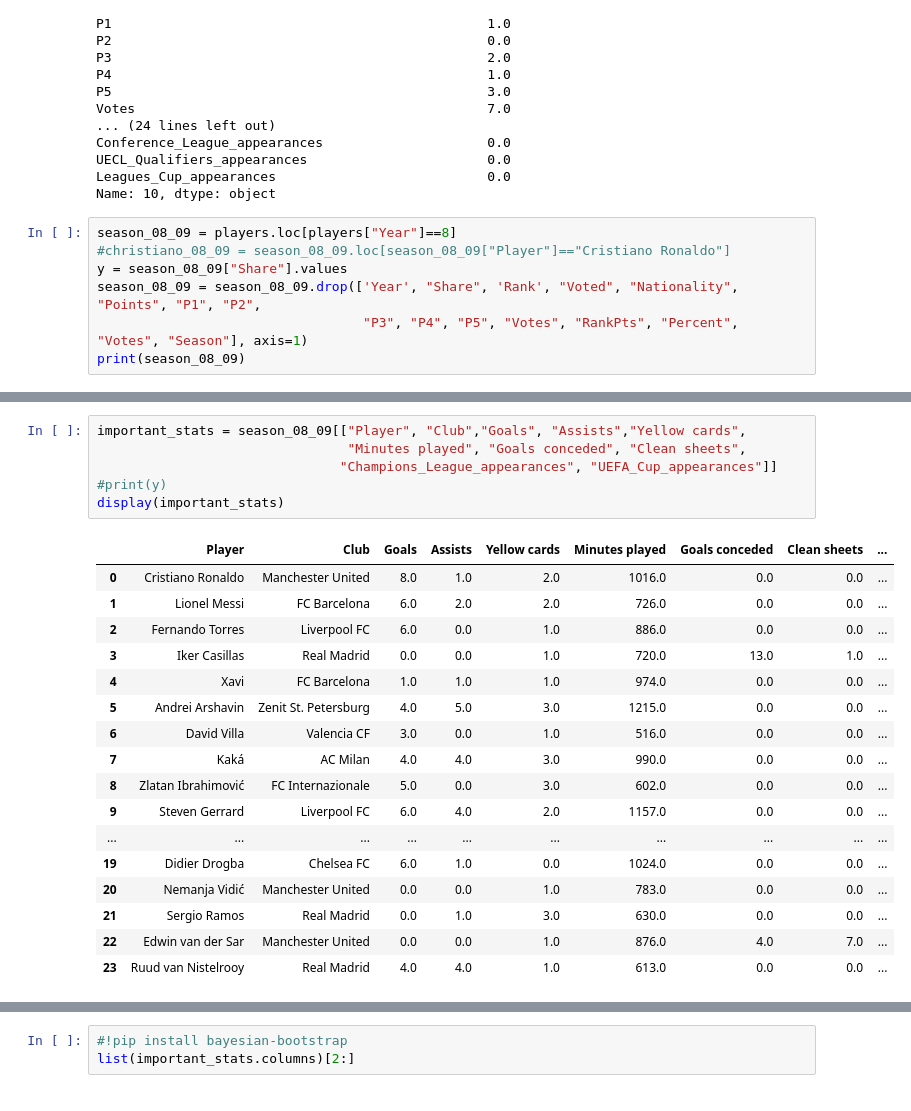
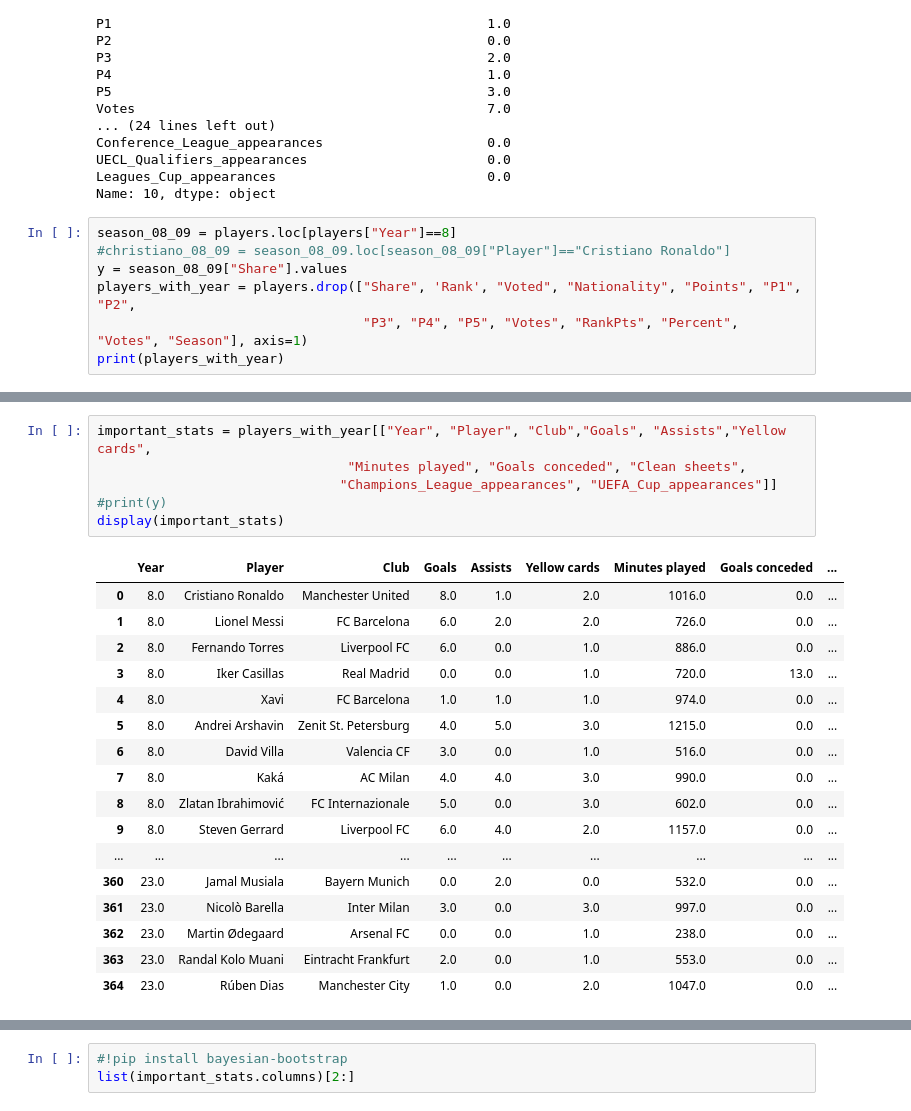
Before and after one commit to TheJarmanitor/outplayed, a Jupyter notebook: Bootstrapping_for_project.ipynb, the cells around one changed output, grey strips where cells are left out. Saved outputs shown, nothing was run; the diff lists cells and outputs as text.

```diff
--- a/Bootstrapping_for_project.ipynb
+++ b/Bootstrapping_for_project.ipynb
@@ -152,7 +152,7 @@ Name: 10, dtype: object
 season_08_09 = players.loc[players["Year"]==8]
 #christiano_08_09 = season_08_09.loc[season_08_09["Player"]=="Cristiano Ronaldo"]
 y = season_08_09["Share"].values
-season_08_09 = season_08_09.drop(['Year', "Share", 'Rank', "Voted", "Nationality", "Points", "P1", "P2",
+players_with_year = players.drop(["Share", 'Rank', "Voted", "Nationality", "Points", "P1", "P2",
                                   "P3", "P4", "P5", "Votes", "RankPts", "Percent", "Votes", "Season"], axis=1)
-print(season_08_09)
+print(players_with_year)
 # %% [output]
@@ -176,24 +197,24 @@ print(season_08_09)
 # %%
-important_stats = season_08_09[["Player", "Club","Goals", "Assists","Yellow cards",
+important_stats = players_with_year[["Year", "Player", "Club","Goals", "Assists","Yellow cards",
                                 "Minutes played", "Goals conceded", "Clean sheets",
                                "Champions_League_appearances", "UEFA_Cup_appearances"]]
 #print(y)
 display(important_stats)
 # %% [output]
-|  | Player | Club | Goals | Assists | Yellow cards | Minutes played | Goals conceded | Clean sheets | ... |
-| 0 | Cristiano Ronaldo | Manchester United | 8.0 | 1.0 | 2.0 | 1016.0 | 0.0 | 0.0 | ... |
-| 1 | Lionel Messi | FC Barcelona | 6.0 | 2.0 | 2.0 | 726.0 | 0.0 | 0.0 | ... |
-| 2 | Fernando Torres | Liverpool FC | 6.0 | 0.0 | 1.0 | 886.0 | 0.0 | 0.0 | ... |
-| 3 | Iker Casillas | Real Madrid | 0.0 | 0.0 | 1.0 | 720.0 | 13.0 | 1.0 | ... |
-| 4 | Xavi | FC Barcelona | 1.0 | 1.0 | 1.0 | 974.0 | 0.0 | 0.0 | ... |
-| 5 | Andrei Arshavin | Zenit St. Petersburg | 4.0 | 5.0 | 3.0 | 1215.0 | 0.0 | 0.0 | ... |
-| 6 | David Villa | Valencia CF | 3.0 | 0.0 | 1.0 | 516.0 | 0.0 | 0.0 | ... |
-| 7 | Kaká | AC Milan | 4.0 | 4.0 | 3.0 | 990.0 | 0.0 | 0.0 | ... |
-| 8 | Zlatan Ibrahimović | FC Internazionale | 5.0 | 0.0 | 3.0 | 602.0 | 0.0 | 0.0 | ... |
-| 9 | Steven Gerrard | Liverpool FC | 6.0 | 4.0 | 2.0 | 1157.0 | 0.0 | 0.0 | ... |
+|  | Year | Player | Club | Goals | Assists | Yellow cards | Minutes played | Goals conceded | ... |
+| 0 | 8.0 | Cristiano Ronaldo | Manchester United | 8.0 | 1.0 | 2.0 | 1016.0 | 0.0 | ... |
+| 1 | 8.0 | Lionel Messi | FC Barcelona | 6.0 | 2.0 | 2.0 | 726.0 | 0.0 | ... |
+| 2 | 8.0 | Fernando Torres | Liverpool FC | 6.0 | 0.0 | 1.0 | 886.0 | 0.0 | ... |
+| 3 | 8.0 | Iker Casillas | Real Madrid | 0.0 | 0.0 | 1.0 | 720.0 | 13.0 | ... |
+| 4 | 8.0 | Xavi | FC Barcelona | 1.0 | 1.0 | 1.0 | 974.0 | 0.0 | ... |
+| 5 | 8.0 | Andrei Arshavin | Zenit St. Petersburg | 4.0 | 5.0 | 3.0 | 1215.0 | 0.0 | ... |
+| 6 | 8.0 | David Villa | Valencia CF | 3.0 | 0.0 | 1.0 | 516.0 | 0.0 | ... |
+| 7 | 8.0 | Kaká | AC Milan | 4.0 | 4.0 | 3.0 | 990.0 | 0.0 | ... |
+| 8 | 8.0 | Zlatan Ibrahimović | FC Internazionale | 5.0 | 0.0 | 3.0 | 602.0 | 0.0 | ... |
+| 9 | 8.0 | Steven Gerrard | Liverpool FC | 6.0 | 4.0 | 2.0 | 1157.0 | 0.0 | ... |
 | ... | ... | ... | ... | ... | ... | ... | ... | ... | ... |
-| 19 | Didier Drogba | Chelsea FC | 6.0 | 1.0 | 0.0 | 1024.0 | 0.0 | 0.0 | ... |
-| 20 | Nemanja Vidić | Manchester United | 0.0 | 0.0 | 1.0 | 783.0 | 0.0 | 0.0 | ... |
-| 21 | Sergio Ramos | Real Madrid | 0.0 | 1.0 | 3.0 | 630.0 | 0.0 | 0.0 | ... |
-| 22 | Edwin van der Sar | Manchester United | 0.0 | 0.0 | 1.0 | 876.0 | 4.0 | 7.0 | ... |
-| 23 | Ruud van Nistelrooy | Real Madrid | 4.0 | 4.0 | 1.0 | 613.0 | 0.0 | 0.0 | ... |
+| 360 | 23.0 | Jamal Musiala | Bayern Munich | 0.0 | 2.0 | 0.0 | 532.0 | 0.0 | ... |
+| 361 | 23.0 | Nicolò Barella | Inter Milan | 3.0 | 0.0 | 3.0 | 997.0 | 0.0 | ... |
+| 362 | 23.0 | Martin Ødegaard | Arsenal FC | 0.0 | 0.0 | 1.0 | 238.0 | 0.0 | ... |
+| 363 | 23.0 | Randal Kolo Muani | Eintracht Frankfurt | 2.0 | 0.0 | 1.0 | 553.0 | 0.0 | ... |
+| 364 | 23.0 | Rúben Dias | Manchester City | 1.0 | 0.0 | 2.0 | 1047.0 | 0.0 | ... |
```
Also changed, not shown: parts of 10 cells of this notebook.
